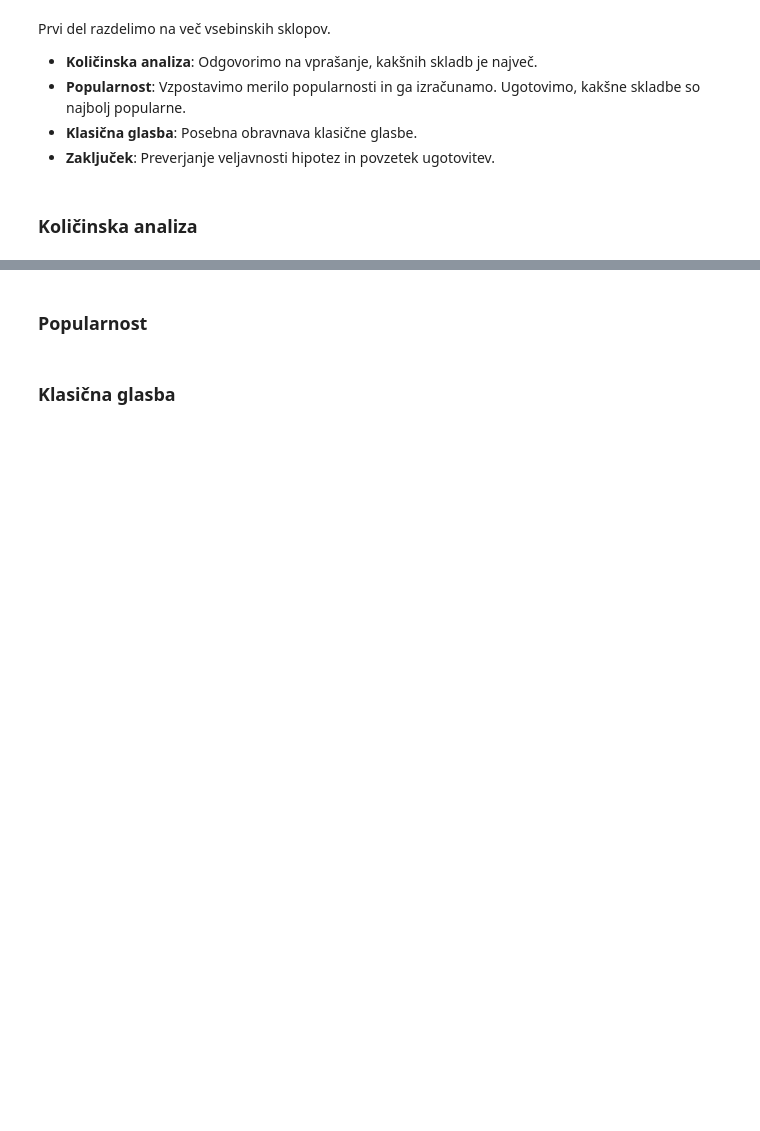
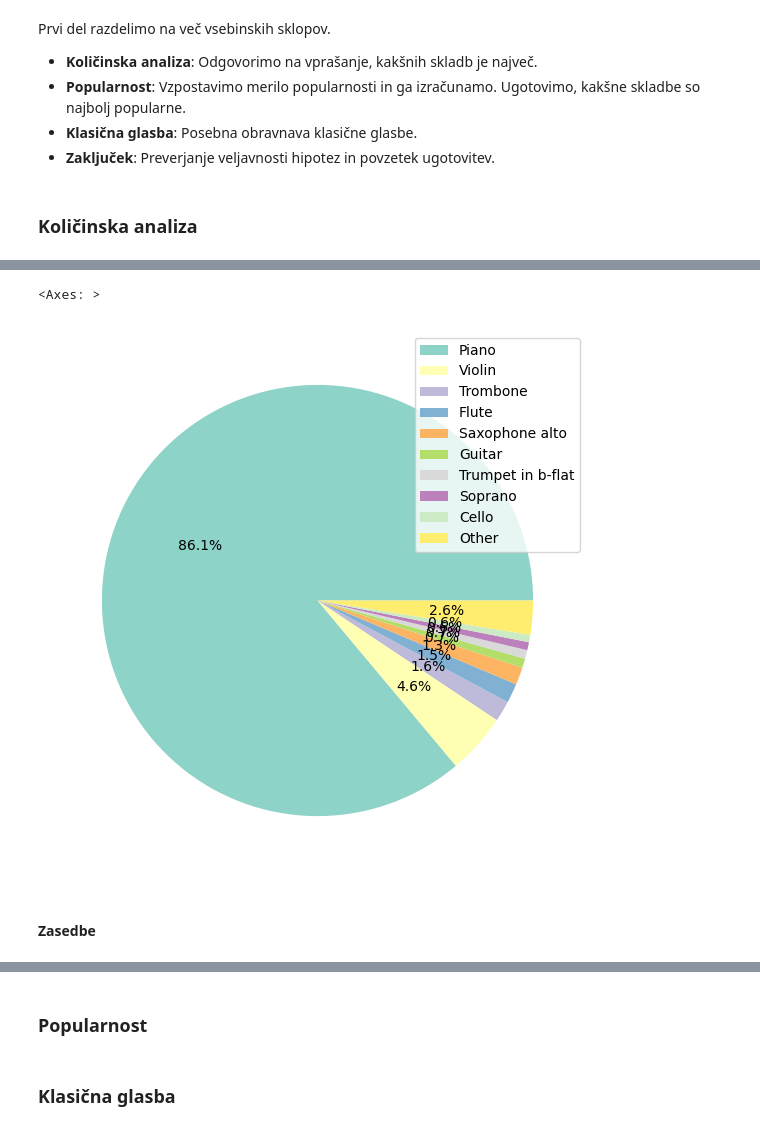
Before and after one commit to klara-stantic/Prog1-projektna, a Jupyter notebook: analiza_podatkov.ipynb, the cells around one changed output, grey strips where cells are left out. Cells and saved outputs as stored; diff of their text form; code cells hidden in the pictures; blank space fills up the shorter version.

```diff
--- a/analiza_podatkov.ipynb
+++ b/analiza_podatkov.ipynb
@@ -177,0 +226,8 @@ Prvi del razdelimo na več vsebinskih sklopov.
+# %%
+# Za vsak inštrument preštejemo pripadajoče vnose ter jih ustrezno razvrstimo
+instrument_frequency = instruments.groupby("instrument").size().sort_values(ascending=False)
+
+# Popravimo indekse
+instrument_frequency = instrument_frequency.reset_index(name='frequency')
+
+instrument_frequency
@@ -177,0 +244,20 @@ Prvi del razdelimo na več vsebinskih sklopov.
+# %%
+# Poiščemo najštevilčnejše
+top_inst = instrument_frequency[instrument_frequency.frequency > 10]
+
+# Preštejemo skupno število vseh ostalih
+other_inst = instrument_frequency["frequency"][instrument_frequency.frequency <= 10].sum()
+
+# Najštevilčnejšim inštrumentom dodamo podatek o ostalih
+pie_data_inst = pd.concat([top_inst, pd.DataFrame({'instrument': ['Other'], 'frequency': [other_inst]})])
+
+# Za namene grafa bomo kot indeks uporabili "instrument"
+pie_data_inst = pie_data_inst.set_index("instrument")
+
+# Podatki za grafični prikaz
+pie_data_inst.plot.pie(y="frequency", figsize=(7, 7), ylabel="", labels=None, colormap='Set3', autopct='%1.1f%%')
+# %% [output]
+<Axes: >
+[figure, added]
+# %% [markdown]
+#### Zasedbe
```
Also changed, not shown: parts of 33 cells of this notebook.
